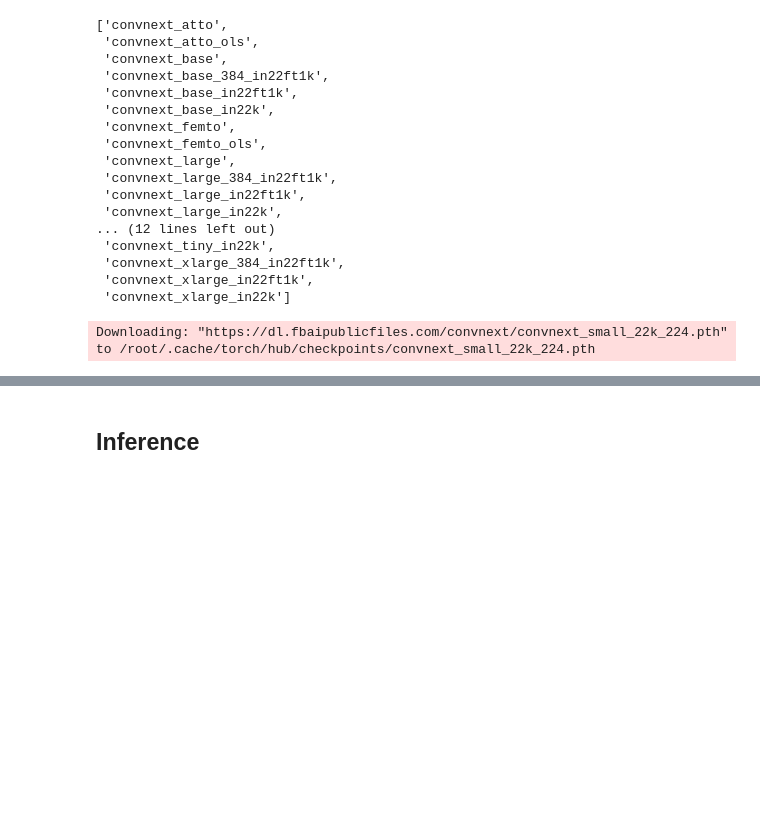
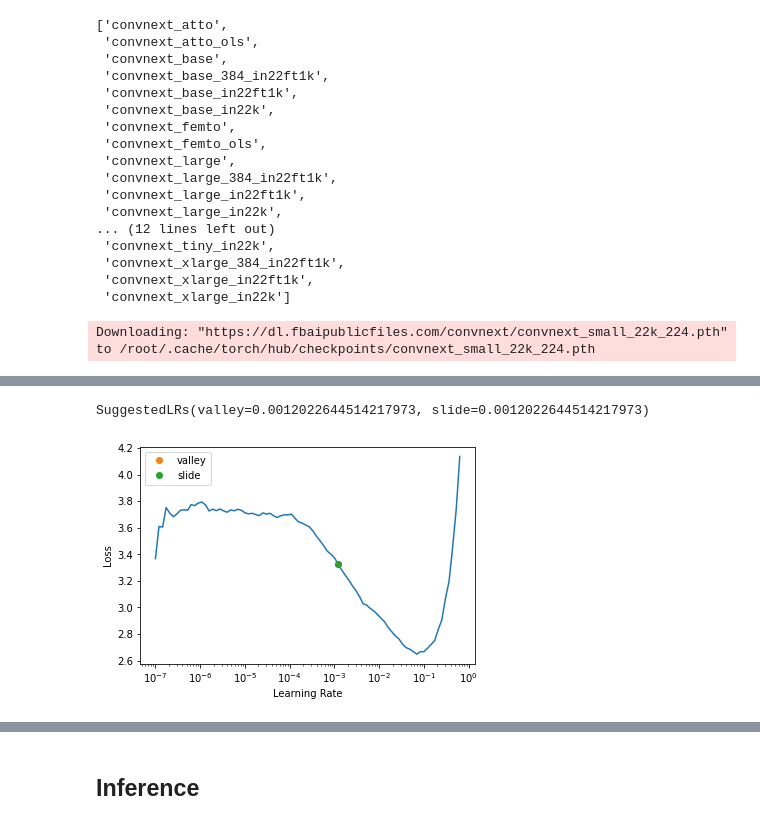
Before and after one commit to lfacc00/paddy, a Jupyter notebook: notebooks/paddy.ipynb, the cells around one changed output, grey strips where cells are left out. Saved outputs shown, nothing was run; the diff lists cells and outputs as text; code cells hidden in the pictures; blank space fills up the shorter version.

```diff
--- a/notebooks/paddy.ipynb
+++ b/notebooks/paddy.ipynb
@@ -125,3 +138,6 @@ convnext_list
 learn = vision_learner(dls, 'convnext_small_in22k', metrics=error_rate).to_fp16()
 # %% [output]
 Downloading: "https://dl.fbaipublicfiles.com/convnext/convnext_small_22k_224.pth" to /root/.cache/torch/hub/checkpoints/convnext_small_22k_224.pth
+# %%
+learn.lr_find(suggest_funcs=(valley, slide))
+# %% [output]
@@ -128 +145,3 @@ Downloading: "https://dl.fbaipublicfiles.com/convnext/convnext_small_22k_224.pth
+SuggestedLRs(valley=0.0012022644514217973, slide=0.0012022644514217973)
+[figure, added]
 # %%
```
Also changed, not shown: parts of 21 cells of this notebook, 1 other file.
